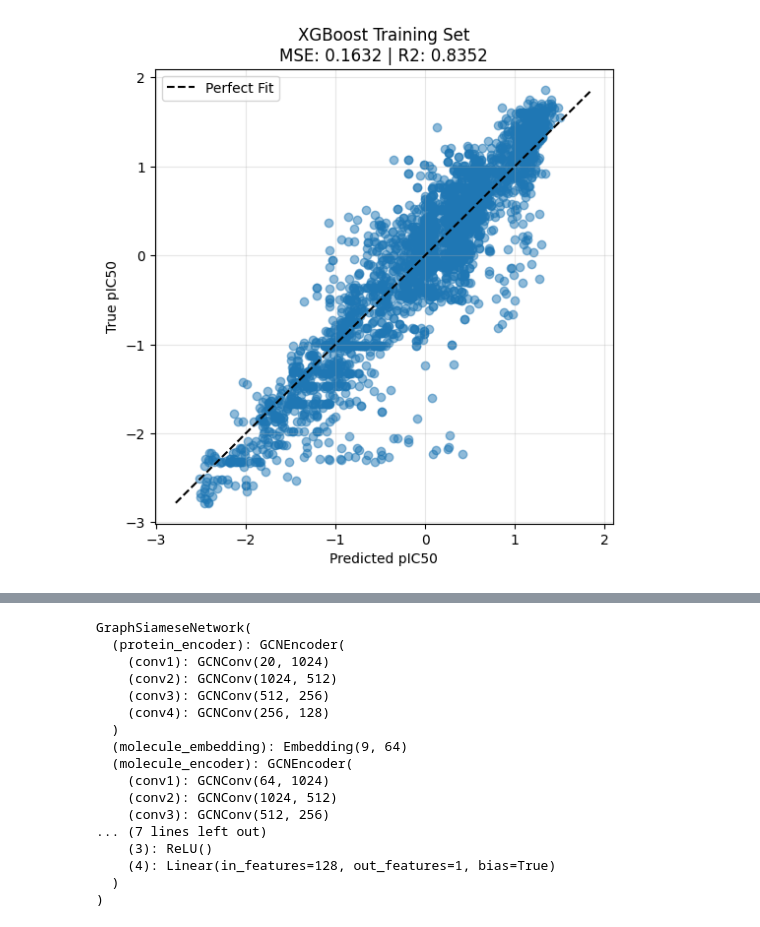
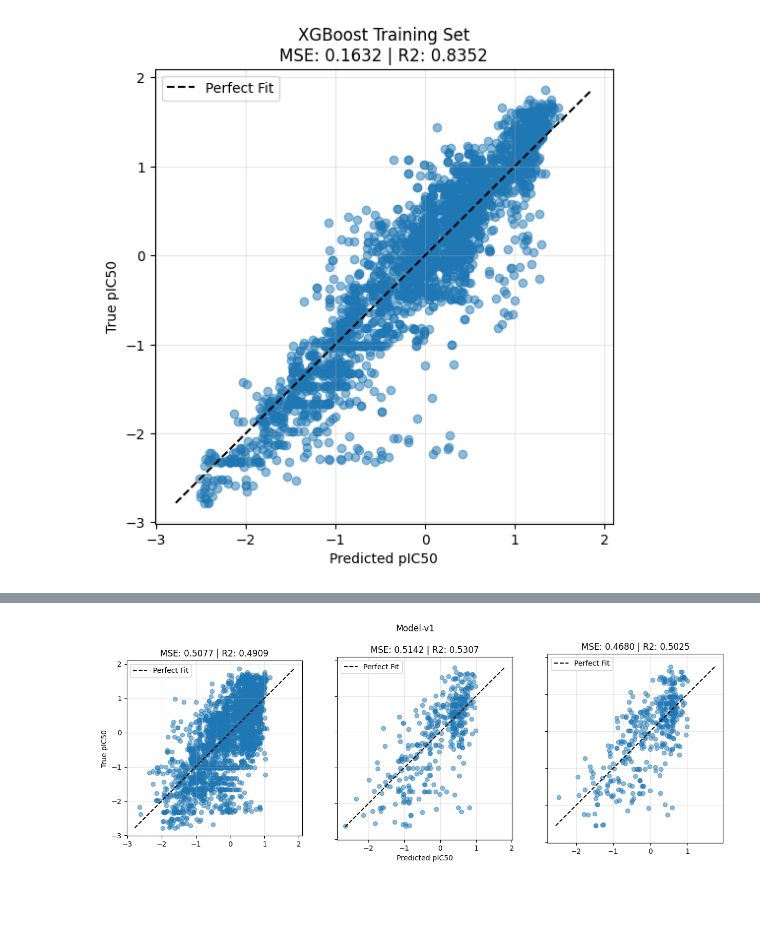
Before and after one commit to Djtrainer/cancer_research, a Jupyter notebook: notebooks/mdm2_breaker_polished.ipynb, the cells around one changed output, grey strips where cells are left out. Cells and saved outputs as stored; diff of their text form; code cells hidden in the pictures; blank space fills up the shorter version.

```diff
--- a/notebooks/mdm2_breaker_polished.ipynb
+++ b/notebooks/mdm2_breaker_polished.ipynb
@@ -519,42 +576,7 @@ plt.show()
 # %%
-# 1. Load the raw checkpoint
-checkpoint = torch.load("checkpoints/sarcoma-model-epoch=90-val_loss=0.38.ckpt")
-state_dict = checkpoint['state_dict']
-
-# 2. Fix the keys (Remove "model." prefix)
-new_state_dict = {}
-for key, value in state_dict.items():
-    if key.startswith("model."):
-        # Strip the first 6 characters ("model.")
-        new_key = key[6:]
-        new_state_dict[new_key] = value
-
-# 3. Initialize your raw model
-model = GraphSiameseNetwork(
-    protein_in_channels=20,
-    molecule_in_channels=9,
-    out_channels=128,
-    molecule_embedding_dim=64
+model = load_model_from_checkpoint(GraphSiameseNetwork_v1, "checkpoints/Model-v1.ckpt")
+plot_predictions(
+    model, (train_loader, val_loader, test_loader), protein_graph, "Model-v1"
 )
-
-# 4. Load the cleaned weights
-model.load_state_dict(new_state_dict)
-model.eval()
 # %% [output]
-GraphSiameseNetwork(
-  (protein_encoder): GCNEncoder(
-    (conv1): GCNConv(20, 1024)
-    (conv2): GCNConv(1024, 512)
-    (conv3): GCNConv(512, 256)
-    (conv4): GCNConv(256, 128)
-  )
-  (molecule_embedding): Embedding(9, 64)
-  (molecule_encoder): GCNEncoder(
-    (conv1): GCNConv(64, 1024)
-    (conv2): GCNConv(1024, 512)
-    (conv3): GCNConv(512, 256)
-... (7 lines left out)
-    (3): ReLU()
-    (4): Linear(in_features=128, out_features=1, bias=True)
-  )
-)
+[figure, added]
```
Also changed, not shown: parts of 34 cells of this notebook, 3 other files.
